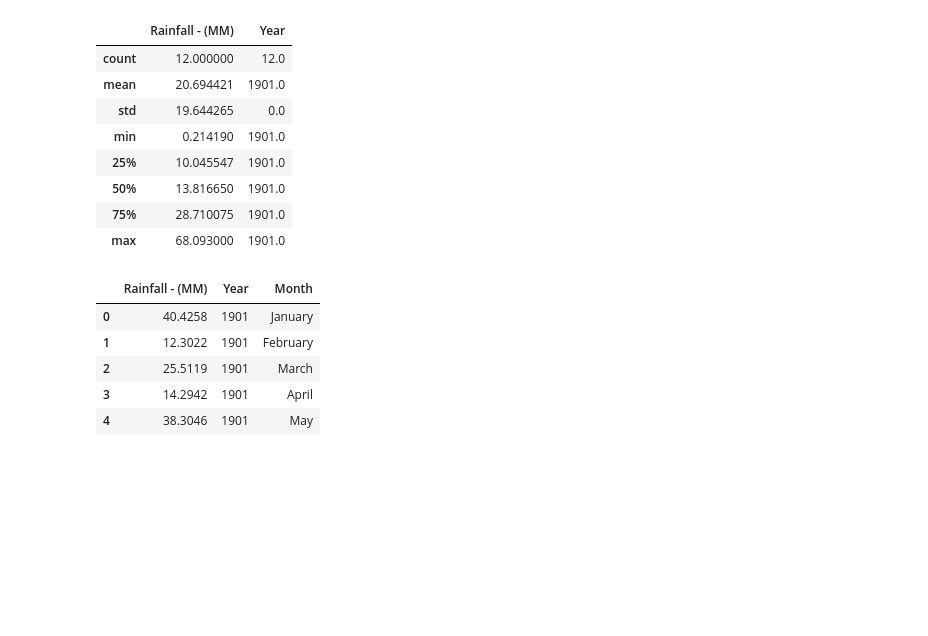
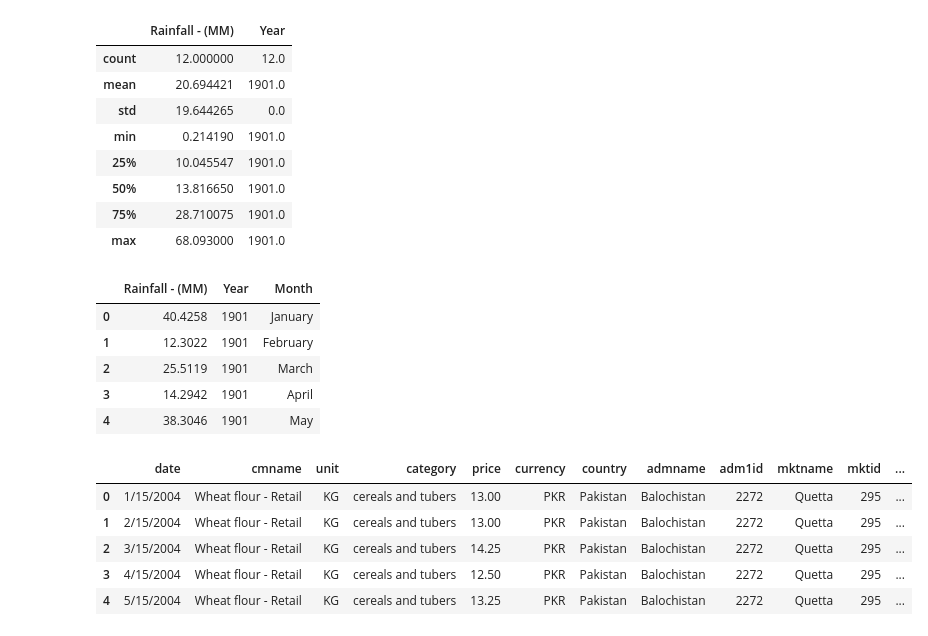
Before and after one commit to SirajAtFiverr/DataScience, a Jupyter notebook: analyse.ipynb, the cells around one changed output. Saved outputs shown, nothing was run; the diff lists cells and outputs as text; code cells hidden in the pictures; blank space fills up the shorter version.

```diff
--- a/analyse.ipynb
+++ b/analyse.ipynb
@@ -130,3 +130,13 @@ data.head()
 | 2 | 25.5119 | 1901 | March |
 | 3 | 14.2942 | 1901 | April |
 | 4 | 38.3046 | 1901 | May |
+# %%
+data = pd.read_csv('food.csv')
+data.head()
+# %% [output]
+|  | date | cmname | unit | category | price | currency | country | admname | adm1id | mktname | mktid | ... |
+| 0 | 1/15/2004 | Wheat flour - Retail | KG | cereals and tubers | 13.00 | PKR | Pakistan | Balochistan | 2272 | Quetta | 295 | ... |
+| 1 | 2/15/2004 | Wheat flour - Retail | KG | cereals and tubers | 13.00 | PKR | Pakistan | Balochistan | 2272 | Quetta | 295 | ... |
+| 2 | 3/15/2004 | Wheat flour - Retail | KG | cereals and tubers | 14.25 | PKR | Pakistan | Balochistan | 2272 | Quetta | 295 | ... |
+| 3 | 4/15/2004 | Wheat flour - Retail | KG | cereals and tubers | 12.50 | PKR | Pakistan | Balochistan | 2272 | Quetta | 295 | ... |
+| 4 | 5/15/2004 | Wheat flour - Retail | KG | cereals and tubers | 13.25 | PKR | Pakistan | Balochistan | 2272 | Quetta | 295 | ... |
```
Also changed, not shown: parts of 3 cells of this notebook.
